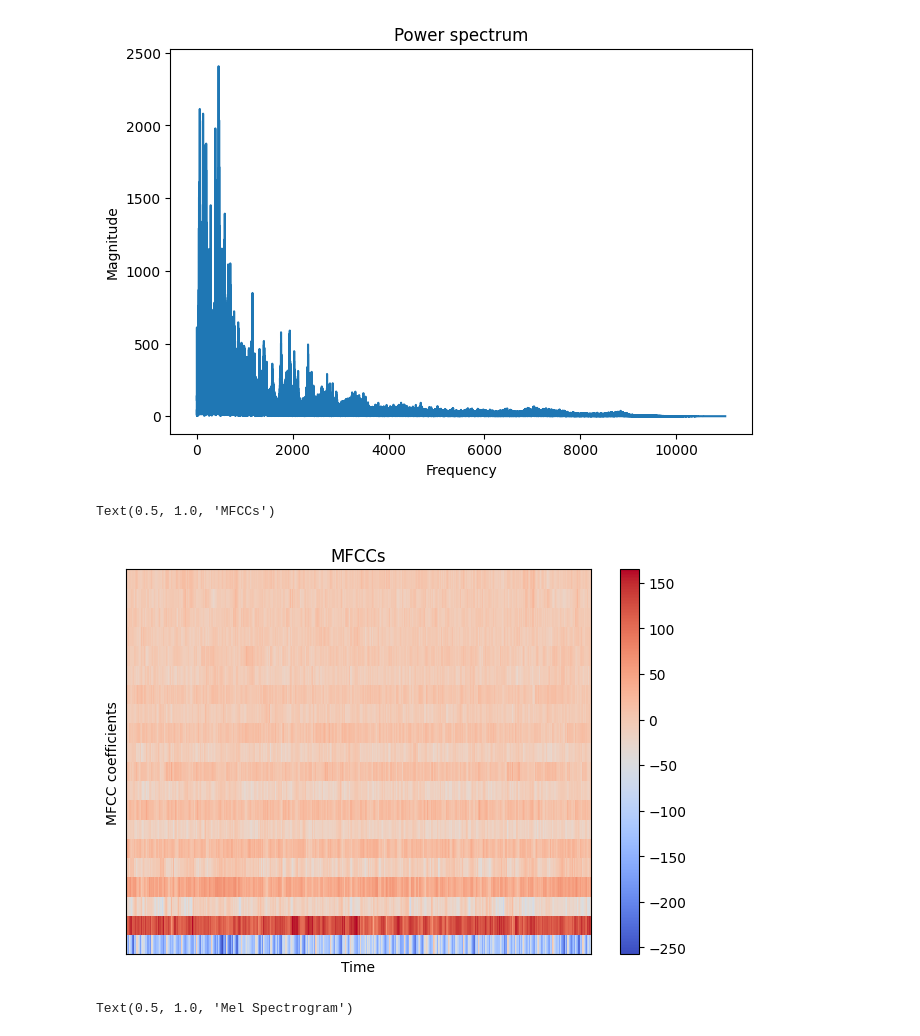
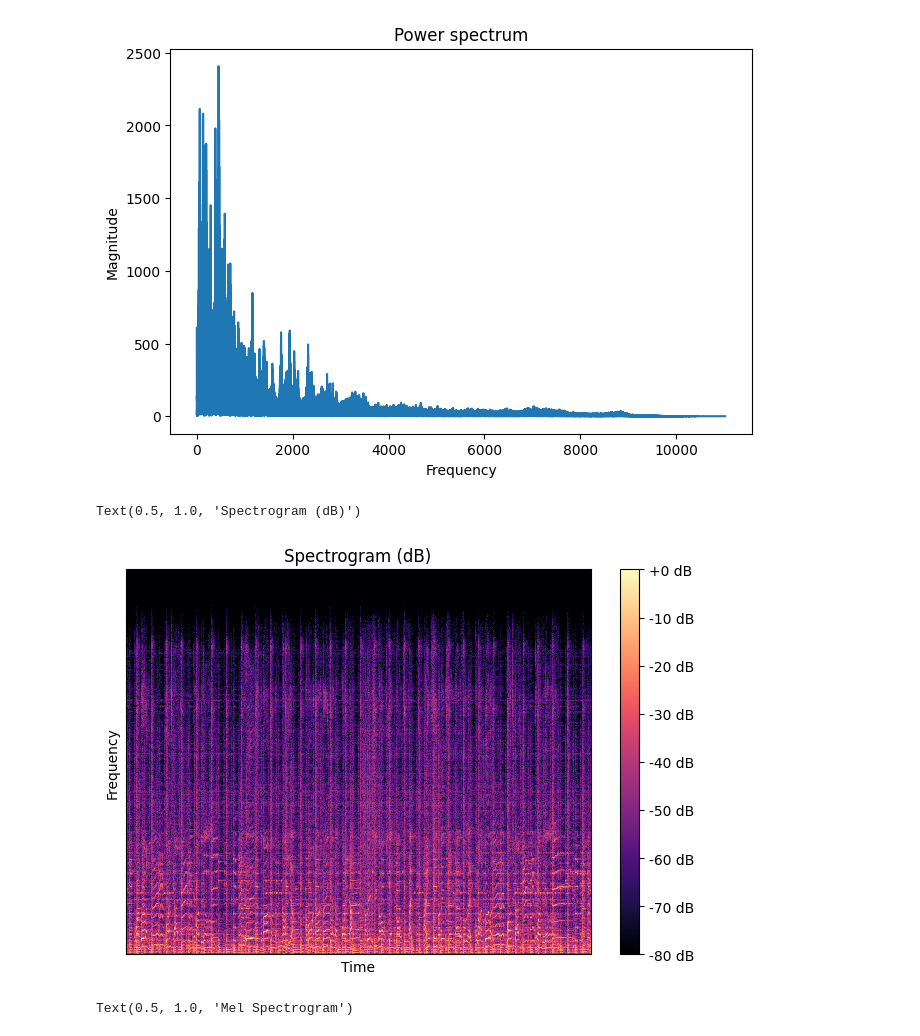
Before and after one commit to AyaSafan/Music-Genre-Classification, a Jupyter notebook: MEL-Music-Genre-Classification.ipynb, the cells around one changed output. Saved outputs shown, nothing was run; the diff lists cells and outputs as text; code cells hidden in the pictures.

```diff
--- a/MEL-Music-Genre-Classification.ipynb
+++ b/MEL-Music-Genre-Classification.ipynb
@@ -46,19 +46,23 @@ plt.title("Power spectrum")
 Text(0.5, 1.0, 'Power spectrum')
 [figure]
 # %%
-# MFCCs
-MFCCs = librosa.feature.mfcc(y=signal, sr=sample_rate, n_fft=n_fft, hop_length=hop_length, n_mfcc=20)
+# Spectrogram
+n_fft = 2048
+hop_length = 512
 
-# display MFCCs
+stft = np.abs(librosa.stft(signal, n_fft=n_fft, hop_length=hop_length))
+
+log_spectrogram = librosa.amplitude_to_db(stft, ref=np.max)
+
 plt.figure(figsize=FIG_SIZE)
-librosa.display.specshow(MFCCs, sr=sample_rate, hop_length=hop_length)
+librosa.display.specshow(log_spectrogram, sr=sample_rate, hop_length=hop_length)
 plt.xlabel("Time")
-plt.ylabel("MFCC coefficients")
-plt.colorbar()
-plt.title("MFCCs")
+plt.ylabel("Frequency")
+plt.colorbar(format="%+2.0f dB")
+plt.title("Spectrogram (dB)")
 # %% [output]
-Text(0.5, 1.0, 'MFCCs')
+Text(0.5, 1.0, 'Spectrogram (dB)')
-[figure, old version]
+[figure, new version]
 # %%
 # Mel spectrogram
 n_fft = 2048
```
Also changed, not shown: parts of 13 cells of this notebook.
